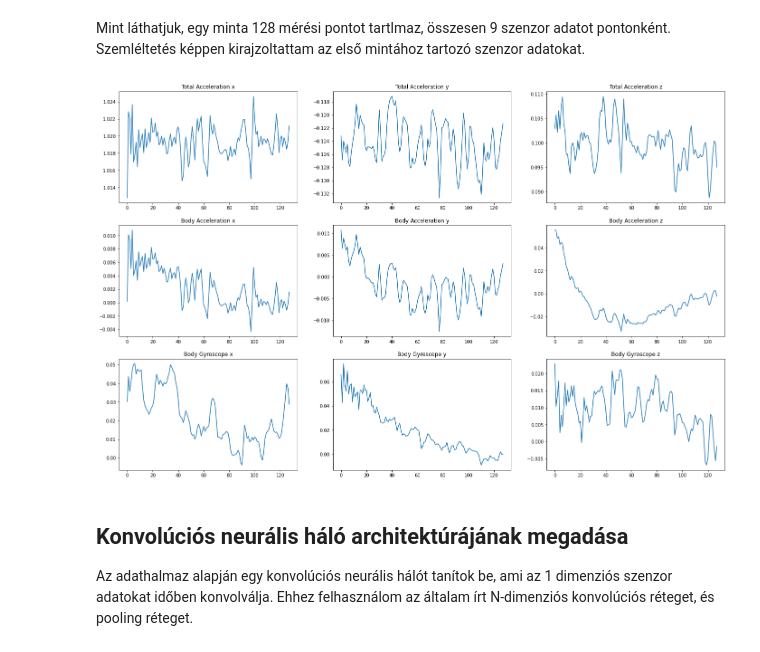
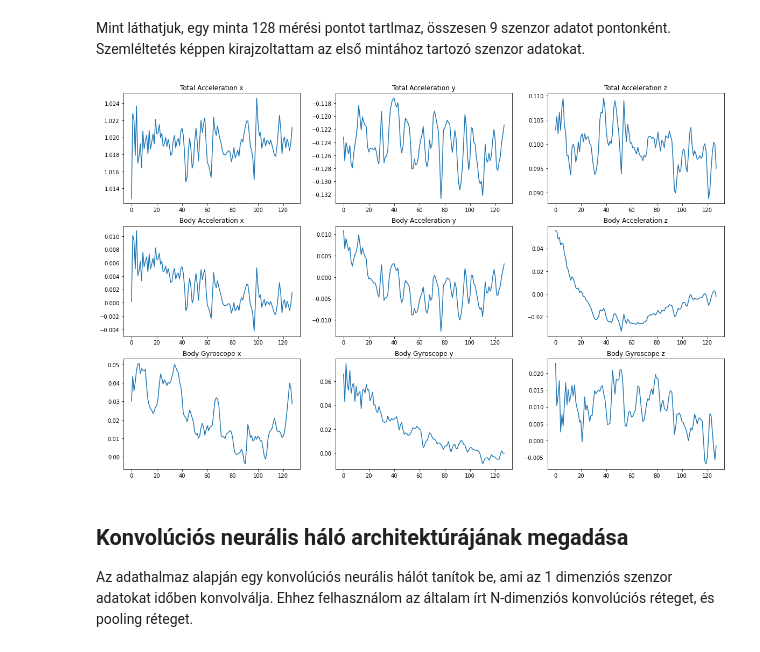
Before and after one commit to TopiCsarno/Adaptiv_hazi, a Jupyter notebook: CNN_1D_classifier.ipynb, the cells around one changed output. Cells and saved outputs as stored; diff of their text form; code cells hidden in the pictures.

```diff
--- a/CNN_1D_classifier.ipynb
+++ b/CNN_1D_classifier.ipynb
@@ -42,17 +42,17 @@ Mint láthatjuk, egy minta 128 mérési pontot tartlmaz, összesen 9 szenzor ada
 # %%
 data = X_train[0]
 _, n = data.shape
 
 titles = ["Total Acceleration x" ,"Total Acceleration y" ,"Total Acceleration z" ,"Body Acceleration x" ,"Body Acceleration y" ,"Body Acceleration z" ,"Body Gyroscope x" ,"Body Gyroscope y" ,"Body Gyroscope z"]
 
-plt.figure(figsize=(24,48))
+plt.figure(figsize=(20,40))
 for i in range(n):
     ax = plt.subplot(n,3,i+1)
     ax.plot(data[:,i])
     ax.title.set_text(titles[i])
 plt.show()
 # %% [output]
-[figure, old version]
+[figure, new version]
 # %% [markdown]
 ## Konvolúciós neurális háló architektúrájának megadása
 
```
Also changed, not shown: parts of 2 cells of this notebook, 13 other files.
